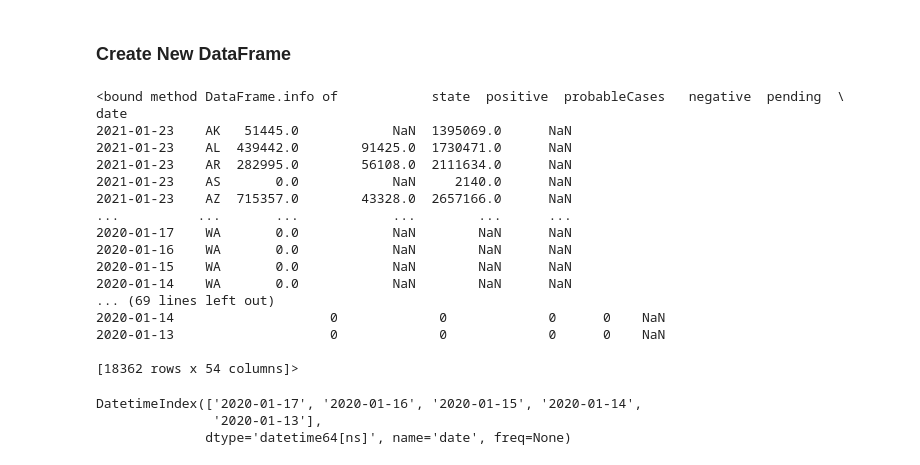
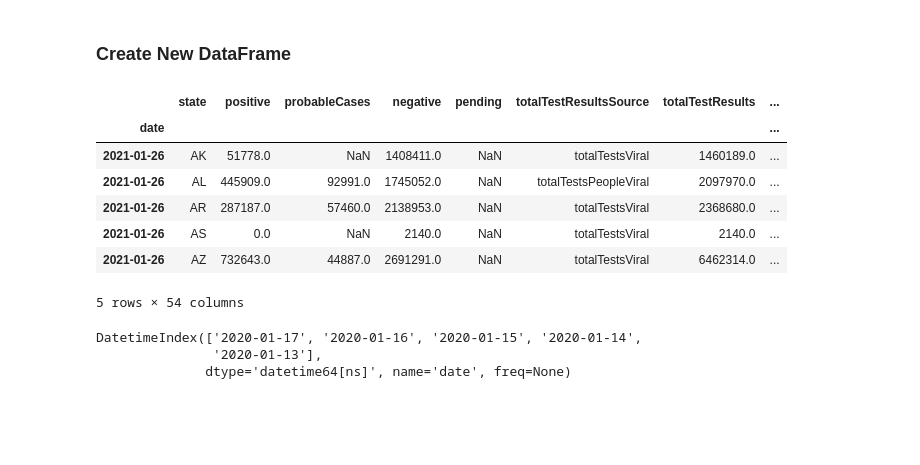
Before and after one commit to JosephDenney/Covid_Analysis, a Jupyter notebook: EDA_Notebook.ipynb, the cells around one changed output. Saved outputs shown, nothing was run; the diff lists cells and outputs as text; code cells hidden in the pictures; blank space fills up the shorter version.

```diff
--- a/EDA_Notebook.ipynb
+++ b/EDA_Notebook.ipynb
@@ -77,25 +86,16 @@ from Cust_Func import clean_dataframe as clean_df
 df_states = pd.read_csv('https://api.covidtracking.com/v1/states/daily.csv',index_col='date',parse_dates=True)
 df_whole_US = pd.read_csv('https://api.covidtracking.com/v1/us/daily.csv',index_col='date',parse_dates=True)
 # %%
-df_states.info
+df_states.head()
 # %% [output]
+|  | state | positive | probableCases | negative | pending | totalTestResultsSource | totalTestResults | ... |
+| date |  |  |  |  |  |  |  | ... |
+| 2021-01-26 | AK | 51778.0 | NaN | 1408411.0 | NaN | totalTestsViral | 1460189.0 | ... |
+| 2021-01-26 | AL | 445909.0 | 92991.0 | 1745052.0 | NaN | totalTestsPeopleViral | 2097970.0 | ... |
+| 2021-01-26 | AR | 287187.0 | 57460.0 | 2138953.0 | NaN | totalTestsViral | 2368680.0 | ... |
+| 2021-01-26 | AS | 0.0 | NaN | 2140.0 | NaN | totalTestsViral | 2140.0 | ... |
+| 2021-01-26 | AZ | 732643.0 | 44887.0 | 2691291.0 | NaN | totalTestsViral | 6462314.0 | ... |
-<bound method DataFrame.info of            state  positive  probableCases   negative  pending  \
-date
-2021-01-23    AK   51445.0            NaN  1395069.0      NaN
-2021-01-23    AL  439442.0        91425.0  1730471.0      NaN
-2021-01-23    AR  282995.0        56108.0  2111634.0      NaN
-2021-01-23    AS       0.0            NaN     2140.0      NaN
-2021-01-23    AZ  715357.0        43328.0  2657166.0      NaN
-...          ...       ...            ...        ...      ...
-2020-01-17    WA       0.0            NaN        NaN      NaN
-2020-01-16    WA       0.0            NaN        NaN      NaN
-2020-01-15    WA       0.0            NaN        NaN      NaN
-2020-01-14    WA       0.0            NaN        NaN      NaN
-... (69 lines left out)
-2020-01-14                    0             0             0      0    NaN
-2020-01-13                    0             0             0      0    NaN
-
-[18362 rows x 54 columns]>
+5 rows × 54 columns
 # %%
 df_states.tail().index[0:100]
 # %% [output]
```
Also changed, not shown: parts of 52 cells of this notebook, 1 other file.
